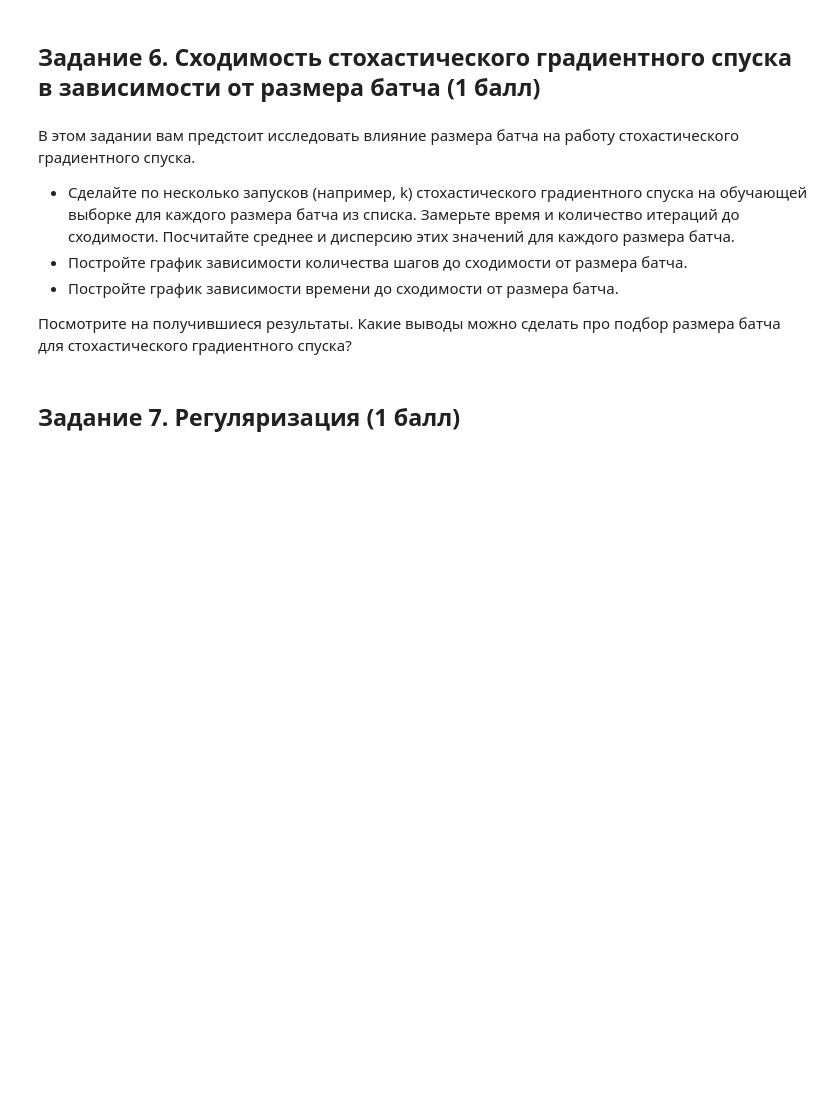
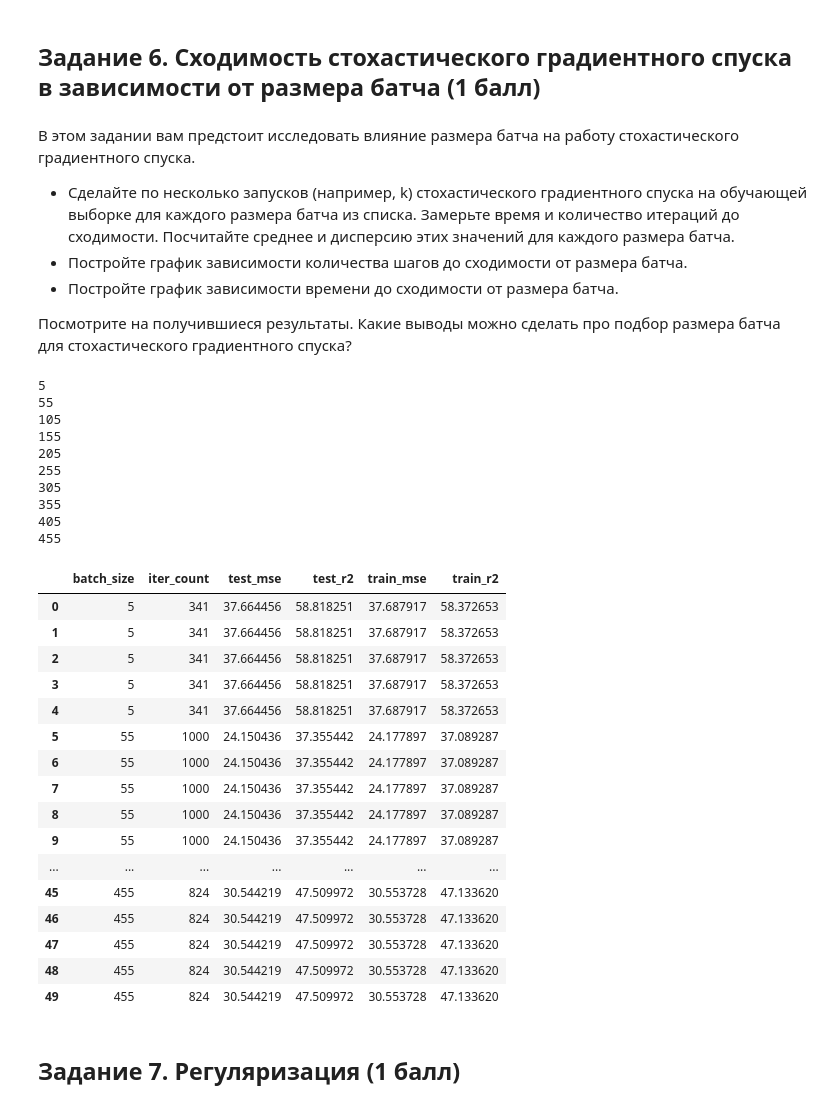
Before and after one commit to HeySlava/hse_course, a Jupyter notebook: homework3/homework-practice-03-gd.ipynb, the cells around one changed output. Cells and saved outputs as stored; diff of their text form; code cells hidden in the pictures; blank space fills up the shorter version.

```diff
--- a/homework3/homework-practice-03-gd.ipynb
+++ b/homework3/homework-practice-03-gd.ipynb
@@ -578,14 +544,0 @@ ValueError: Input contains NaN, infinity or a value too large for dtype('float64
-# %%
-%%time
-w0 = np.zeros(X_train_scaled.shape[1])
-gd_full = LinearReg(w0=w0)
-clf = GridSearchCV(gd_full, param_grid={'eta': np.logspace(-2, 3, 5)},
-                  scoring='neg_mean_squared_error', cv=5)
-clf.fit(X_train_scaled, X_train['log_trip_duration'])
-
-
-
-gd_full = LinearReg(w0=w0)
-clf1 = GridSearchCV(gd_full, param_grid={'eta': np.logspace(-2, 3, 5)},
-                  scoring='r2', cv=5)
-clf1.fit(X_train_scaled,X_train['log_trip_duration'])
@@ -668,3 +621,63 @@ batch_sizes = np.arange(5, 500, 10)
+# %%
+batch_sizes = np.arange(5, 500, 50)
+
+columns = ['batch_size', 'iter_count', 'test_mse', 'test_r2', 'train_mse', 'train_r2']
+sg_df = pd.DataFrame(columns=columns)
+
+
+for batch_size in batch_sizes:
+    print(batch_size)
+    for i in range(5):
+
+        sg_full=LinearReg(eta=1e-3, batch_size=batch_size).fit(X_train_scaled, X_train['log_trip_duration'].to_numpy())
+
+        y_train_pred = sg_full.predict(X_train_scaled)
+        y_pred = sg_full.predict(X_test_scaled)
+
+        test_mse = mse(X_test['log_trip_duration'], y_pred)
+        test_r2 = r2_score(X_test['log_trip_duration'], y_pred)
+        train_mse = mse(X_train['log_trip_duration'], y_train_pred)
+        train_r2 = r2_score(X_train['log_trip_duration'], y_train_pred)
+
+        temp_test_df = pd.DataFrame({'batch_size':[batch_size],
+                                     'iter_count': [sg_full.real_iter],
+                                     'test_mse': [test_mse],
+                                     'test_r2': [-test_r2],
+                                     'train_mse': [train_mse],
+                                     'train_r2': [-train_r2]})
+
+        sg_df = pd.concat([sg_df, temp_test_df], ignore_index=True)
+
+
+sg_df
+# %% [output]
+5
+55
+105
+155
+205
+255
+305
+355
+405
+455
+|  | batch_size | iter_count | test_mse | test_r2 | train_mse | train_r2 |
+| 0 | 5 | 341 | 37.664456 | 58.818251 | 37.687917 | 58.372653 |
+| 1 | 5 | 341 | 37.664456 | 58.818251 | 37.687917 | 58.372653 |
+| 2 | 5 | 341 | 37.664456 | 58.818251 | 37.687917 | 58.372653 |
+| 3 | 5 | 341 | 37.664456 | 58.818251 | 37.687917 | 58.372653 |
+| 4 | 5 | 341 | 37.664456 | 58.818251 | 37.687917 | 58.372653 |
+| 5 | 55 | 1000 | 24.150436 | 37.355442 | 24.177897 | 37.089287 |
+| 6 | 55 | 1000 | 24.150436 | 37.355442 | 24.177897 | 37.089287 |
+| 7 | 55 | 1000 | 24.150436 | 37.355442 | 24.177897 | 37.089287 |
+| 8 | 55 | 1000 | 24.150436 | 37.355442 | 24.177897 | 37.089287 |
+| 9 | 55 | 1000 | 24.150436 | 37.355442 | 24.177897 | 37.089287 |
+| ... | ... | ... | ... | ... | ... | ... |
+| 45 | 455 | 824 | 30.544219 | 47.509972 | 30.553728 | 47.133620 |
+| 46 | 455 | 824 | 30.544219 | 47.509972 | 30.553728 | 47.133620 |
+| 47 | 455 | 824 | 30.544219 | 47.509972 | 30.553728 | 47.133620 |
+| 48 | 455 | 824 | 30.544219 | 47.509972 | 30.553728 | 47.133620 |
+| 49 | 455 | 824 | 30.544219 | 47.509972 | 30.553728 | 47.133620 |
 # %% [markdown]
 ## Задание 7. Регуляризация (1 балл)
 # %% [markdown]
```
Also changed, not shown: parts of 12 cells of this notebook.
